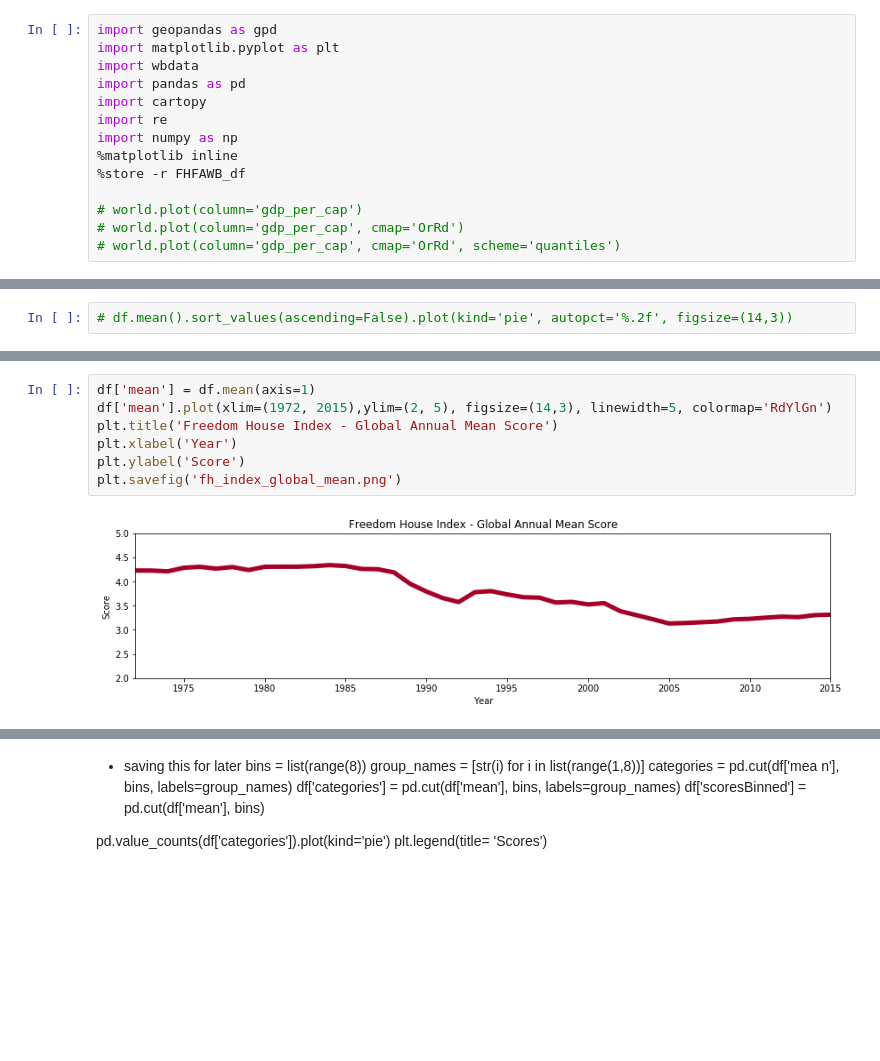
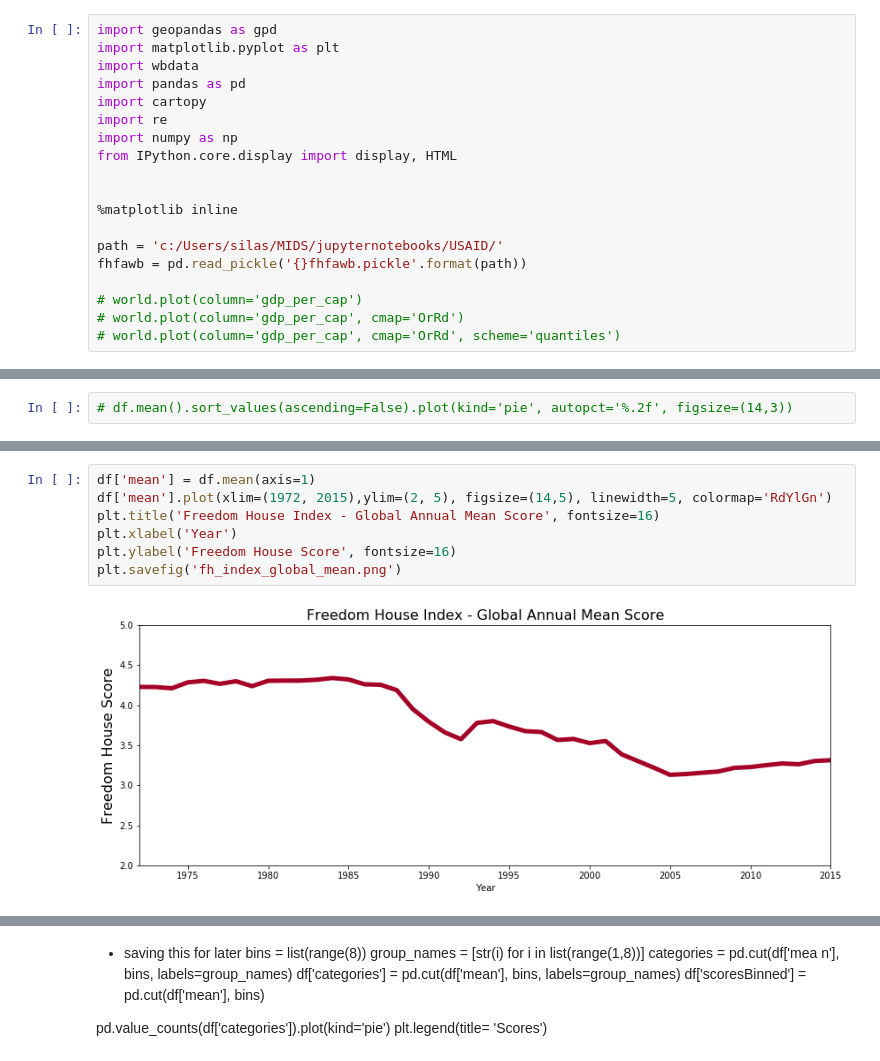
Before and after one commit to alexjhe/Python_Class_Final_Project, a Jupyter notebook: Analysis_Silas.ipynb, the cells around one changed output, grey strips where cells are left out. Cells and saved outputs as stored; diff of their text form; blank space fills up the shorter version.

```diff
--- a/Analysis_Silas.ipynb
+++ b/Analysis_Silas.ipynb
@@ -6,8 +19,13 @@ import pandas as pd
 import cartopy
 import re
 import numpy as np
+from IPython.core.display import display, HTML
+
+
 %matplotlib inline
-%store -r FHFAWB_df
+
+path = 'c:/Users/silas/MIDS/jupyternotebooks/USAID/'
+fhfawb = pd.read_pickle('{}fhfawb.pickle'.format(path))
 
 # world.plot(column='gdp_per_cap')
 # world.plot(column='gdp_per_cap', cmap='OrRd')
@@ -87,10 +143,10 @@ df2.head(2)
 # %%
 df['mean'] = df.mean(axis=1)
-df['mean'].plot(xlim=(1972, 2015),ylim=(2, 5), figsize=(14,3), linewidth=5, colormap='RdYlGn')
-plt.title('Freedom House Index - Global Annual Mean Score')
+df['mean'].plot(xlim=(1972, 2015),ylim=(2, 5), figsize=(14,5), linewidth=5, colormap='RdYlGn')
+plt.title('Freedom House Index - Global Annual Mean Score', fontsize=16)
 plt.xlabel('Year')
-plt.ylabel('Score')
+plt.ylabel('Freedom House Score', fontsize=16)
 plt.savefig('fh_index_global_mean.png')
 # %% [output]
-[figure, old version]
+[figure, new version]
 # %%
```
Also changed, not shown: parts of 82 cells of this notebook, 16 other files.
